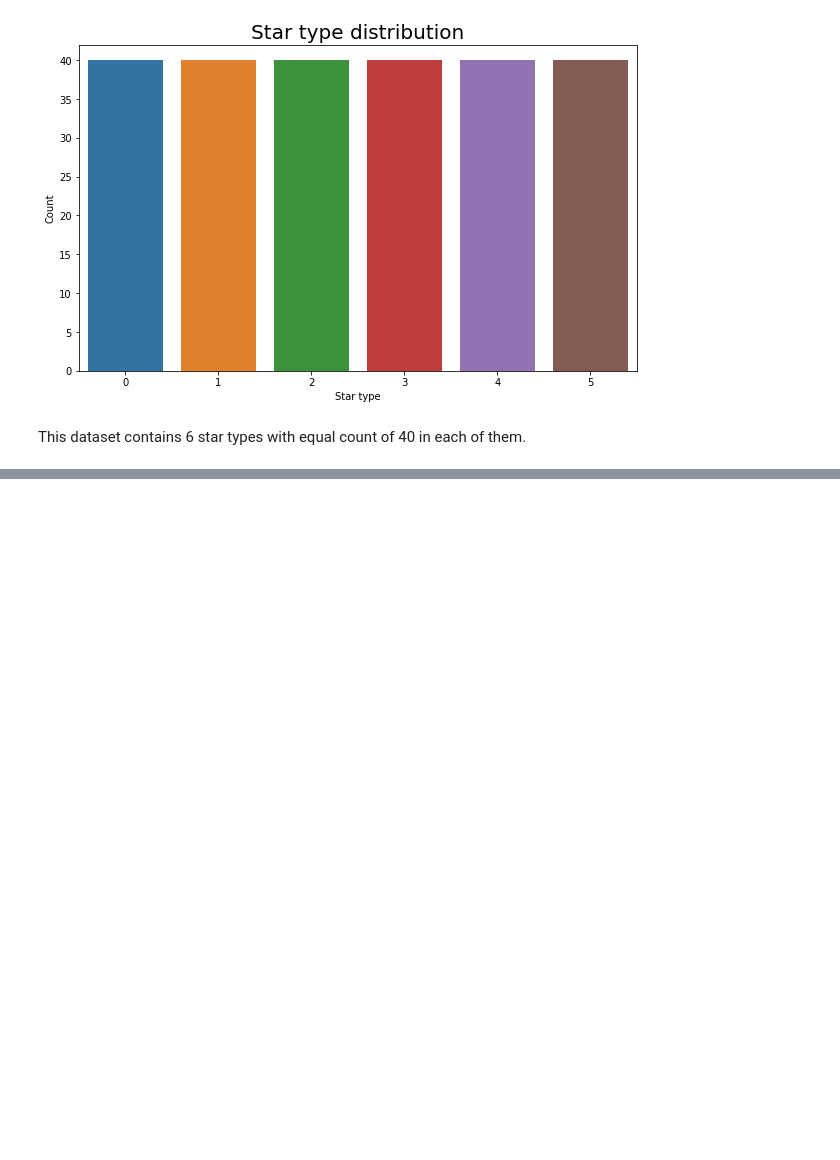
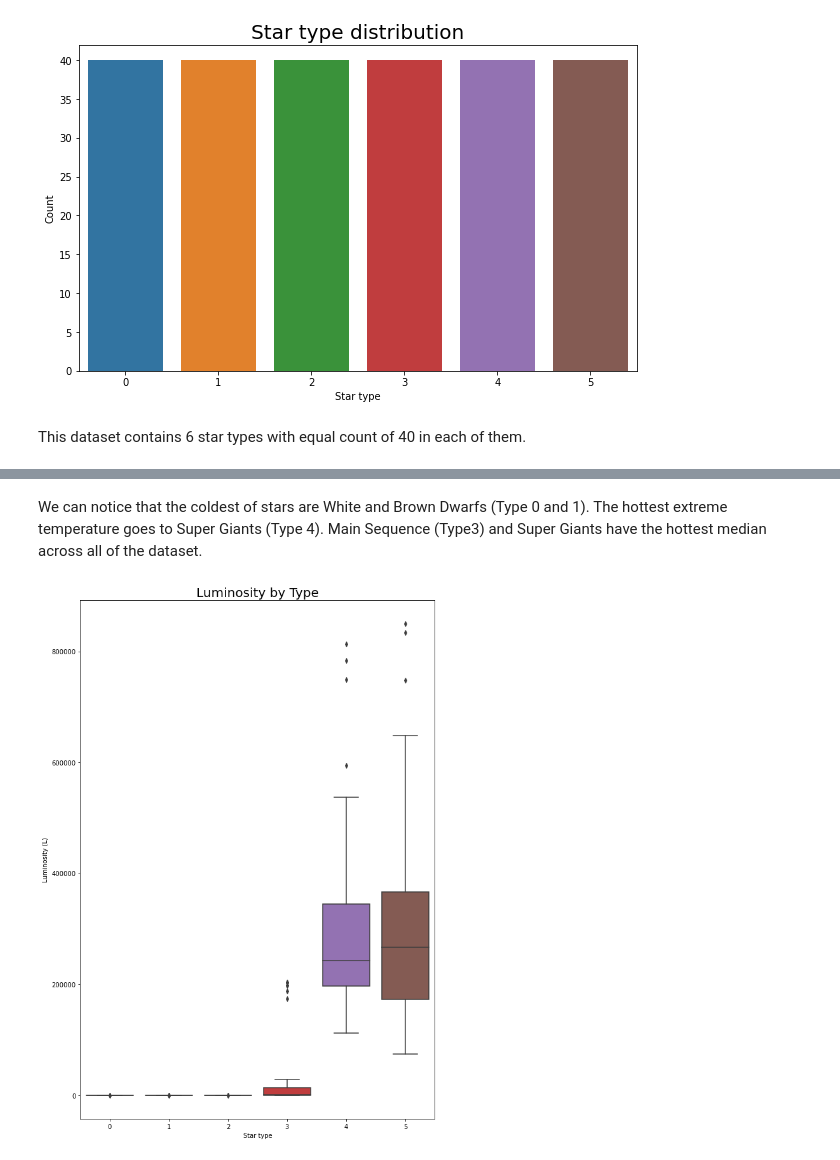
Before and after one commit to krystian-kopaniarz/star-types-analysis, a Jupyter notebook: Projekt.ipynb, the cells around one changed output, grey strips where cells are left out. Drawn from its saved outputs; the diff is of its cells as text; code cells hidden in the pictures; blank space fills up the shorter version.

```diff
--- a/Projekt.ipynb
+++ b/Projekt.ipynb
@@ -110,0 +134,11 @@ This dataset contains 6 star types with equal count of 40 in each of them.
+# %% [markdown]
+We can notice that the coldest of stars are White and Brown Dwarfs (Type 0 and 1). The hottest extreme temperature goes to Super Giants (Type 4). Main Sequence (Type3) and Super Giants have the hottest median across all of the dataset.
+# %%
+plt.figure(figsize = (10, 15))
+sns.boxplot(x = df['Type'], y = df['L'])
+plt.title('Luminosity by Type', fontsize = 20)
+plt.xlabel('Star type')
+plt.ylabel('Luminosity (L)')
+plt.show()
+# %% [output]
+[figure, added]
```
Also changed, not shown: parts of 12 cells of this notebook.
